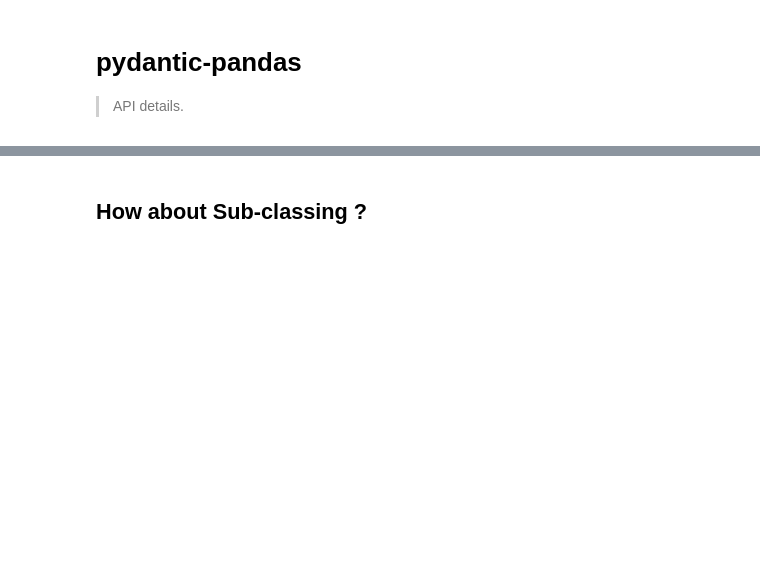
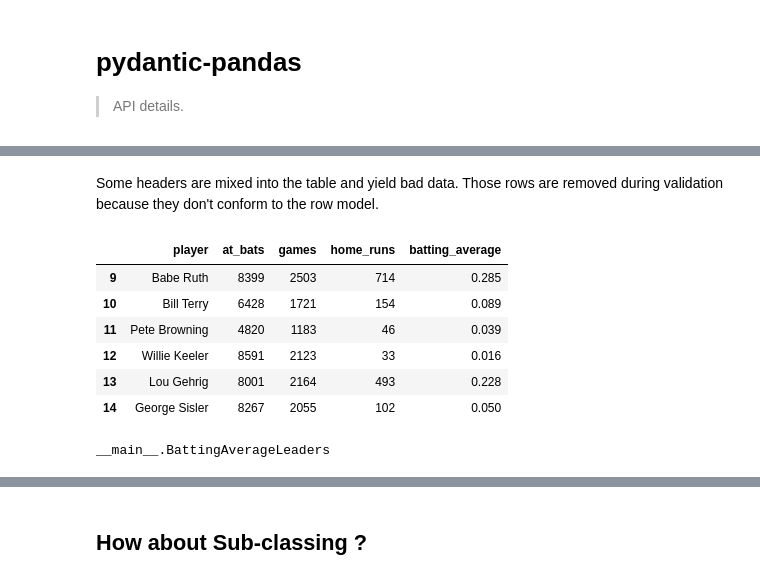
Before and after one commit to schlinkertc/pydantic-pandas, a Jupyter notebook: 00_core.ipynb, the cells around one changed output, grey strips where cells are left out. Cells and saved outputs as stored; diff of their text form; code cells hidden in the pictures; blank space fills up the shorter version.

```diff
--- a/00_core.ipynb
+++ b/00_core.ipynb
@@ -21,0 +407,17 @@ from pydantic_pandas.utils import delegates
+# %%
+#exporti
+
+class FrameMeta(type):
+    def __getitem__(self, constraint):
+        if type(constraint)==tuple:
+            return type('ConstrainedFrame', (TypedFrame,), {'columns': constraint})
+        elif hasattr(constraint,'__get_validators__'):
+            return type('ConstrainedFrame', (TypedFrame,), {'row_model': constraint})
+        else:
+            raise NotImplementedError(f"The constraint you provided is to compatible with the 'TypedFrame' Object. {constraint} ")
+
+
+#exporti
+
+class ConstrainedFrame(DataFrame, metaclass=FrameMeta):
+    pass
@@ -21,0 +484,16 @@ from pydantic_pandas.utils import delegates
+# %%
+from pydantic import validate_arguments,Field
+
+class PlayerBattingStats(BaseModel):
+    player: str = Field(alias='PLAYER')
+    at_bats: int = Field(alias='AB')
+    games: int = Field(alias='G')
+    home_runs: int = Field(alias='HR')
+
+    class Config:
+        on_error = 'skip'
+# %%
+@validate_arguments
+def compute_hr_per_game(df:ConstrainedFrame[PlayerBattingStats],precision=3):
+    df['batting_average'] = (df['home_runs']/df['games']).round(precision)
+    return df
@@ -21,0 +513,12 @@ from pydantic_pandas.utils import delegates
+# %% [markdown]
+Some headers are mixed into the table and yield bad data. Those rows are removed during validation because they don't conform to the row model.
+# %%
+compute_hr_per_game(df).iloc[9:15]
+# %% [output]
+|  | player | at_bats | games | home_runs | batting_average |
+| 9 | Babe Ruth | 8399 | 2503 | 714 | 0.285 |
+| 10 | Bill Terry | 6428 | 1721 | 154 | 0.089 |
+| 11 | Pete Browning | 4820 | 1183 | 46 | 0.039 |
+| 12 | Willie Keeler | 8591 | 2123 | 33 | 0.016 |
+| 13 | Lou Gehrig | 8001 | 2164 | 493 | 0.228 |
+| 14 | George Sisler | 8267 | 2055 | 102 | 0.050 |
@@ -21,0 +555,4 @@ from pydantic_pandas.utils import delegates
+# %%
+BattingAverageLeaders
+# %% [output]
+__main__.BattingAverageLeaders
```
Also changed, not shown: parts of 65 cells of this notebook, 2 other files.
